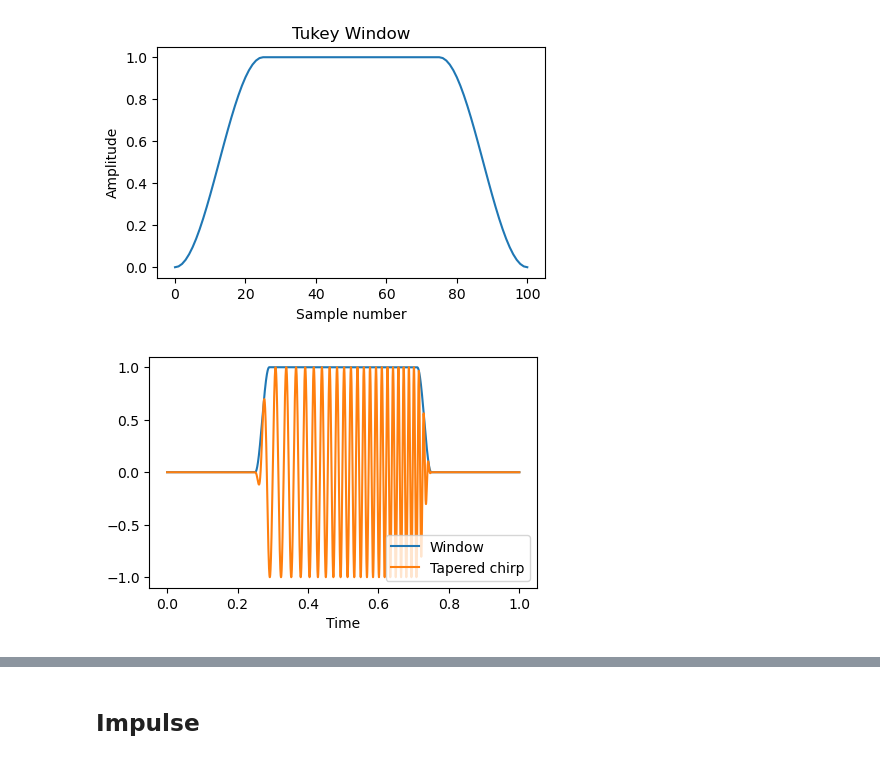
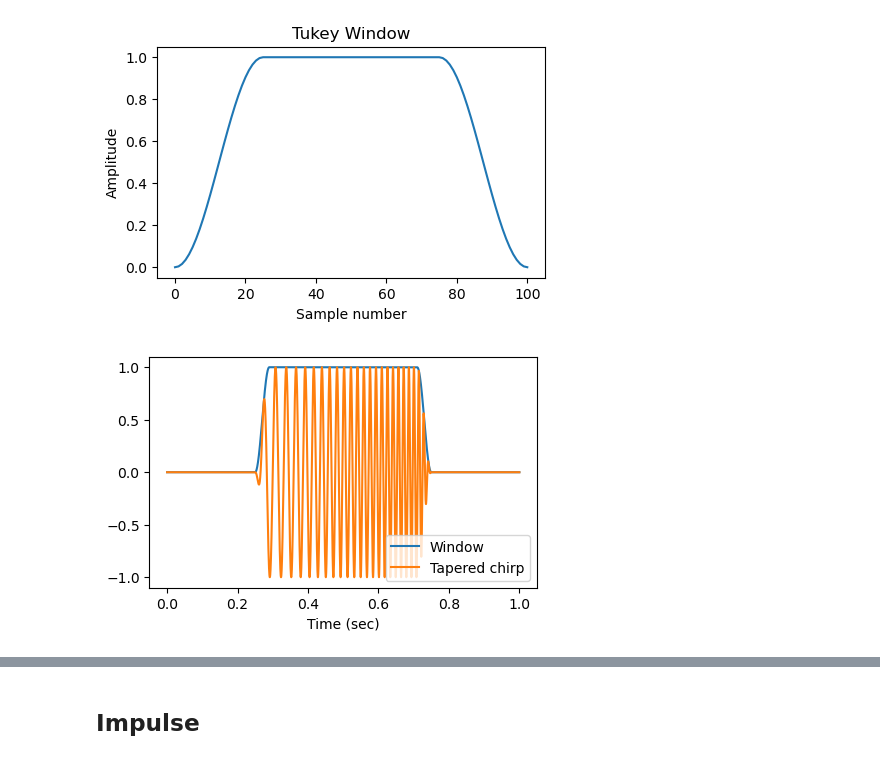
Before and after one commit to leewujung/fundamentals, a Jupyter notebook: boat_tutorials/primers/signal_processing_01_signals.ipynb, the cells around one changed output, grey strips where cells are left out. Saved outputs shown, nothing was run; the diff lists cells and outputs as text; code cells hidden in the pictures.

```diff
--- a/boat_tutorials/primers/signal_processing_01_signals.ipynb
+++ b/boat_tutorials/primers/signal_processing_01_signals.ipynb
@@ -145,21 +146,21 @@ plt.show()
 # %%
 # Generate a tapered chirp
 chirp = signal.chirp(time, f0=1, t1=1, f1=100)
 left = np.zeros(int(len(chirp)/4))
 right = np.zeros(int(len(chirp)/4))
 middle_window = signal.windows.tukey(int(len(chirp)/2), alpha=0.16)
 
 window = np.hstack((left, middle_window, right))
 chirp_short =  chirp * window
 
 plt.figure(figsize=(5,3))
 plt.plot(time, window, label="Window")
 plt.plot(time, chirp_short, label="Tapered chirp")
-plt.xlabel("Time")
+plt.xlabel("Time (sec)", fontsize=10)
 plt.legend()
 plt.show()
 # %% [output]
-[figure, old version]
+[figure, new version]
 # %%
 ipd.Audio(chirp_short, rate=N)
 # %% [output]
```
Also changed, not shown: parts of 5 cells of this notebook.
